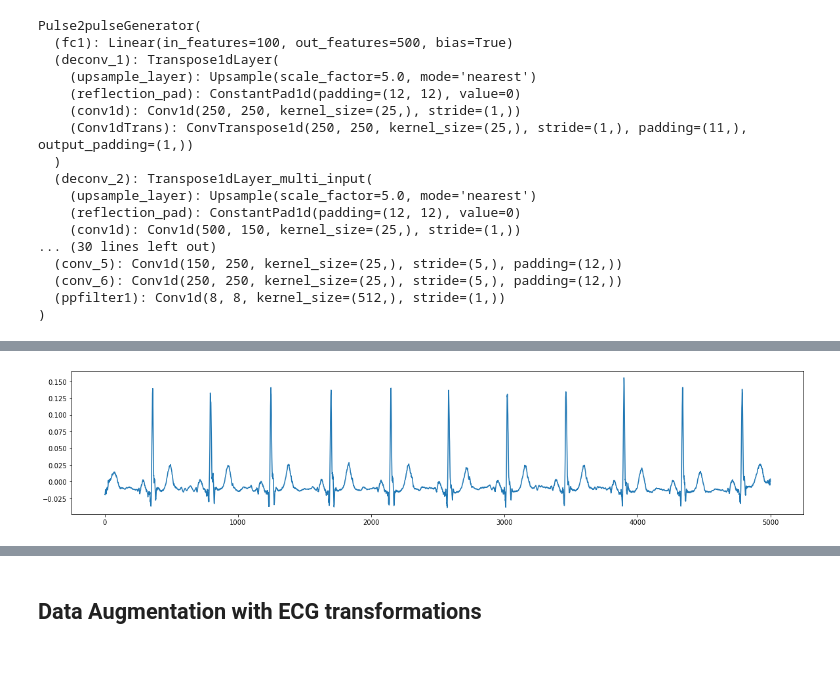
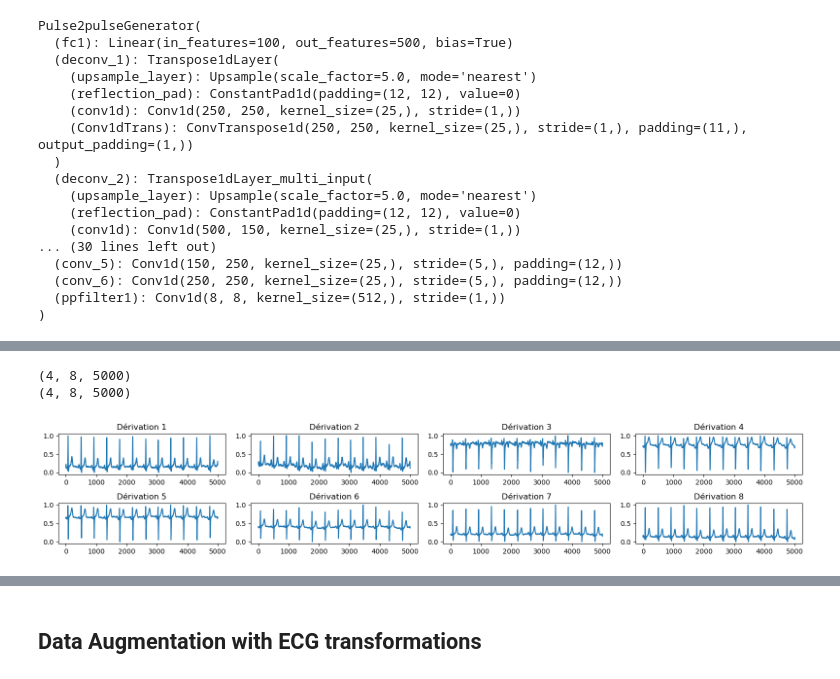
Before and after one commit to CharlemagneBrain/AF_Prediction_Pipelines, a Jupyter notebook: DataGeneration.ipynb, the cells around one changed output, grey strips where cells are left out. Drawn from its saved outputs; the diff is of its cells as text; code cells hidden in the pictures.

```diff
--- a/DataGeneration.ipynb
+++ b/DataGeneration.ipynb
@@ -132,13 +180,0 @@ print(pkt_ecg.shape)
-# %%
-
-fig, axes = plt.subplots(2, 4, figsize=(16, 3))
-for i in range(2):
-    for j in range(4):
-        derivation = i * 4 + j
-        ecg_signal = out_cond[0, derivation, :]
-
-        axes[i, j].plot(ecg_signal)
-        axes[i, j].set_title(f"Dérivation {derivation + 1}")
-
-plt.tight_layout()
-plt.show()
@@ -147,16 +180,0 @@ plt.show()
-# %%
-# Parcours des dérivations et affichage sur la grille
-# Création de la grille de sous-graphiques
-
-fig, axes = plt.subplots(2, 4, figsize=(16, 3))
-for i in range(2):
-    for j in range(4):
-        d = i * 4 + j  # Numéro de la dérivation
-        ecg_real = pkt_ecg[5, d, :]  # Premier ECG de la dérivation spécifique
-
-        axes[i, j].plot(ecg_real)
-        axes[i, j].set_title(f"Dérivation {derivation + 1}")
-
-# Réglages d'affichage des sous-graphiques
-plt.tight_layout()
-plt.show()
@@ -172,10 +181,20 @@ ax.plot(ecg);
-# %%
-fake_ecg = out_cond[0, 0, :]
-fig, ax = plt.subplots(figsize=(20, 4))
-
-ax.plot(fake_ecg);
-# %% [output]
-[figure, removed]
+# %%
+## ECG_FAKE_FA_TRACINGS
+
+# Creation a tensor from the first 34 values of the pkt_ecg array using PyTorch.
+ecg_real_fa_cond =torch.Tensor(ecg_real_fa_t[:4]).uniform_(0, 1)
+
+# Passes the tensor through a neural network called netG to generate synthetic data.
+synth_ecg_real_fa_cond = netG(ecg_real_fa_cond)
+
+#detaches the synthetic data from the computational graph and converts it to a numpy array.
+out_ecg_fake_fa_cond = synth_ecg_real_fa_cond.detach().numpy()
+
+print(out_ecg_fake_fa_cond.shape)
+print(ecg_real_fa_t.shape)
+# %% [output]
+(4, 8, 5000)
+(4, 8, 5000)
 # %%
 def normalize_ecg_data(ecg_data):
 
@@ -193,0 +214,15 @@ fake_norm = normalize_ecg_data(out_cond)
+# %%
+## FAKE NOFA
+fig, axes = plt.subplots(2, 4, figsize=(16, 3))
+for i in range(2):
+    for j in range(4):
+        derivation = i * 4 + j
+        ecg_fake_sample_nofa = ecg_fake_nofa_norm [0, derivation, :]
+
+        axes[i, j].plot(ecg_fake_sample_nofa)
+        axes[i, j].set_title(f"Dérivation {derivation + 1}")
+
+plt.tight_layout()
+plt.show()
+# %% [output]
+[figure, added]
```
Also changed, not shown: parts of 93 cells of this notebook.
